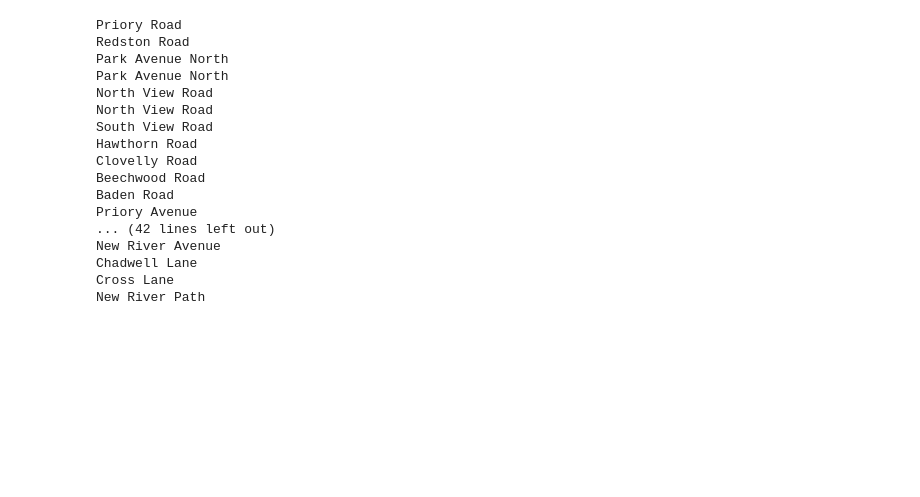
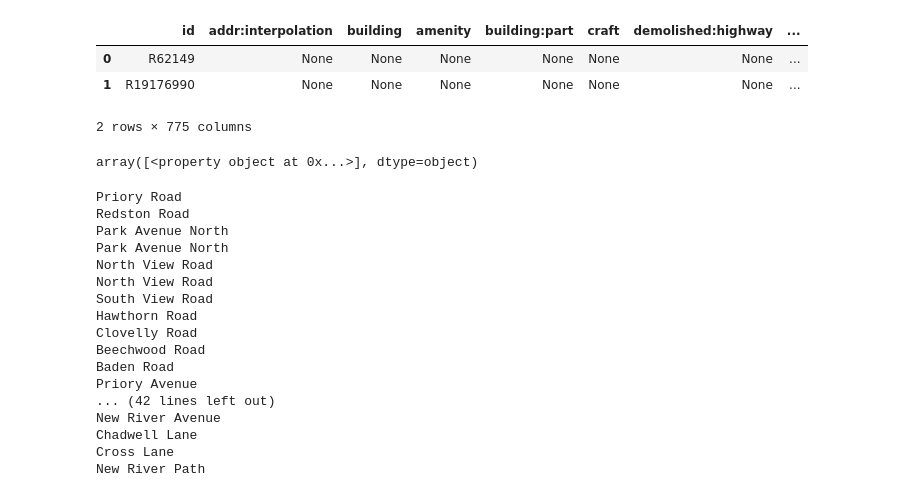
Before and after one commit to JoKent/campsbourne, a Jupyter notebook: street-extract-to-linked-places.ipynb, the cells around one changed output. Saved outputs shown, nothing was run; the diff lists cells and outputs as text; code cells hidden in the pictures; blank space fills up the shorter version.

```diff
--- a/street-extract-to-linked-places.ipynb
+++ b/street-extract-to-linked-places.ipynb
@@ -34,3 +76,15 @@ croads.count
+# %%
+cgdfnop['geomtype'] = type(cgdfnop['geometry'])
+cgdfnop.head(2)
+# %% [output]
+|  | id | addr:interpolation | building | amenity | building:part | craft | demolished:highway | ... |
+| 0 | R62149 | None | None | None | None | None | None | ... |
+| 1 | R19176990 | None | None | None | None | None | None | ... |
+2 rows × 775 columns
+# %%
+cgdfnop['geomtype'].unique()
+# %% [output]
+array([<property object at 0x...>], dtype=object)
 # %%
 for i in croads:
     print(i.name)
```
Also changed, not shown: parts of 21 cells of this notebook.
